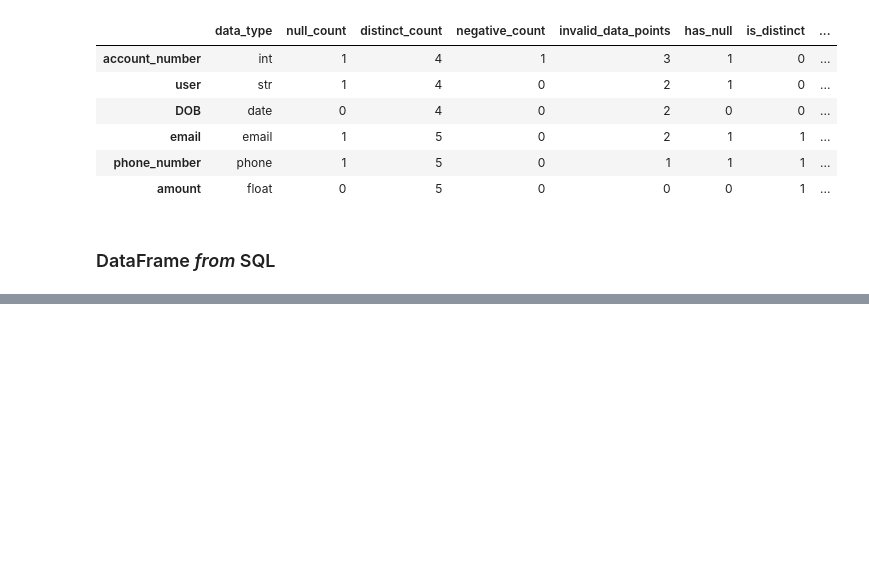
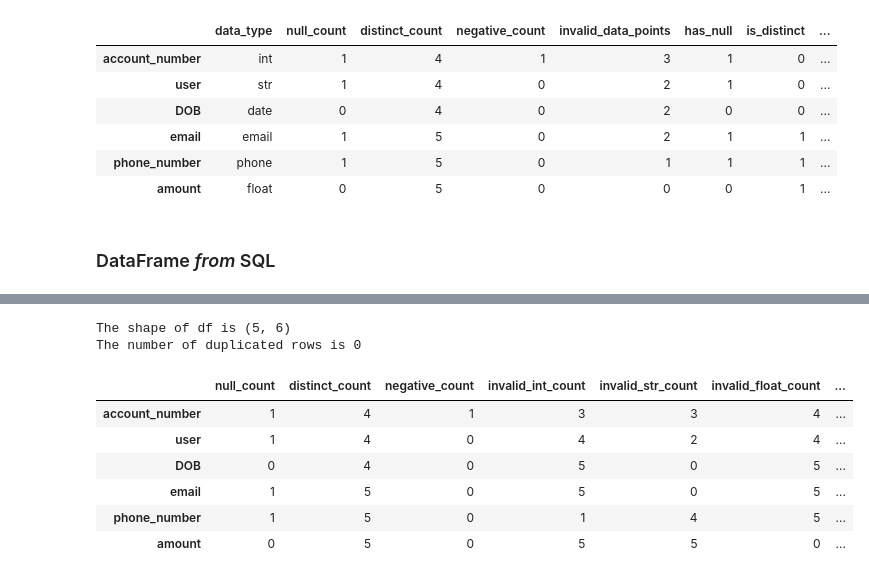
Before and after one commit to Ngawang-Gurung/eXtensoData, a Jupyter notebook: Python Tasks/Data Integrity/notebooks/data_integrity_summary.ipynb, the cells around one changed output, grey strips where cells are left out. Saved outputs shown, nothing was run; the diff lists cells and outputs as text; code cells hidden in the pictures; blank space fills up the shorter version.

```diff
--- a/Python Tasks/Data Integrity/notebooks/data_integrity_summary.ipynb
+++ b/Python Tasks/Data Integrity/notebooks/data_integrity_summary.ipynb
@@ -287,0 +278,80 @@ The number of duplicated rows is 0
+# %%
+import pandas as pd
+import numpy as np
+import re
+
+class DataIntegritySummary:
+
+    def __init__(self, df):
+        self.df = df.copy()
+        self.replace_disguised_missing()
+
+    def integrity_check(self, column):
+        null_count = self.df[column].isna().sum() + self.df[column].apply(lambda x: 1 if x == 'missing' else 0).sum()
+        distinct_count = self.df[column].nunique()
+        negative_count = self.df[column].apply(lambda x: isinstance(x, (int, float)) and x < 0).sum()
+        invalid_int_count = self.df[column].apply(lambda x: not isinstance(x, int)).sum()
+        invalid_str_count = self.df[column].apply(lambda x: not isinstance(x, str)).sum()
+        invalid_float_count = self.df[column].apply(lambda x: not isinstance(x, float)).sum()
+        invalid_date_count = pd.to_datetime(self.df[column], format='%Y-%m-%d', errors='coerce').isna().sum()
+        invalid_email_count = self.df[column].apply(lambda x: not self.valid_email(x) if isinstance(x, str) else True).sum()
+        invalid_phone_count = self.df[column].apply(lambda x: not self.valid_phone(x) if isinstance(x, int) else True).sum()
+
+        results = {
+            'null_count': null_count,
+            'distinct_count': distinct_count,
+            'negative_count': negative_count,
+            'invalid_int_count': invalid_int_count,
+            'invalid_str_count': invalid_str_count,
+            'invalid_float_count': invalid_float_count,
+            'invalid_date_count': invalid_date_count,
+            'invalid_email_count': invalid_email_count,
+            'invalid_phone_count': invalid_phone_count,
+            'has_null': 1 if null_count else 0,
+            'is_distinct': 1 if distinct_count == self.df.shape[0] else 0,
+            'is_int': 1 if not invalid_int_count else 0,
+            'is_str': 1 if not invalid_str_count else 0,
+            'is_float': 1 if not invalid_float_count else 0,
+            'is_date': 1 if not invalid_date_count else 0,
+            'is_email': 1 if not invalid_email_count else 0,
+            'is_phone': 1 if not invalid_phone_count  else 0
+
+        }
+        return pd.DataFrame(results, index=[column])
+
+    def valid_email(self, email):
+        regex = r'^[a-zA-Z0-9_.+-]+@[a-zA-Z0-9-]+\.[a-zA-Z0-9-.]+$'
+        return bool(re.fullmatch(regex, email))
+
+    def valid_phone(self, phone):
+        regex = r'^[0-9-]{7,12}'
+        return bool(re.fullmatch(regex, str(phone)))
+
+    def replace_disguised_missing(self):
+        self.df.replace(to_replace=['', ' ', 'N/A'], value='missing', inplace=True)
+
+df = pd.DataFrame( {
+    'account_number': [1, 1, -3.0, 'four', '' ],
+    'user': ['Alice', 2, 'Charlie', np.nan, 'Ethan'],
+    'DOB': ['2020-01-01', '2021-12-31', 'June 5, 2024', '2021-12-31', '!'],
+    'email': ['alice@mail.com', '', 'charlie@mail.com', 'david@example.com', 'notamaile@com'],
+    'phone_number': [101212121, '', 12121122, 7777777, 712232132],
+    'amount': [100.00, 750.01, 121.00, 145.00, 180.00]
+})
+
+print(f"The shape of df is {df.shape}")
+print(f"The number of duplicated rows is {df.duplicated().sum()}")
+
+integrity_checker = DataIntegritySummary(df)
+summary_df = pd.concat([integrity_checker.integrity_check(column) for column in df.columns])
+summary_df
+# %% [output]
+The shape of df is (5, 6)
+The number of duplicated rows is 0
+|  | null_count | distinct_count | negative_count | invalid_int_count | invalid_str_count | invalid_float_count | ... |
+| account_number | 1 | 4 | 1 | 3 | 3 | 4 | ... |
+| user | 1 | 4 | 0 | 4 | 2 | 4 | ... |
+| DOB | 0 | 4 | 0 | 5 | 0 | 5 | ... |
+| email | 1 | 5 | 0 | 5 | 0 | 5 | ... |
+| phone_number | 1 | 5 | 0 | 1 | 4 | 5 | ... |
+| amount | 0 | 5 | 0 | 5 | 5 | 0 | ... |
```
Also changed, not shown: parts of 4 cells of this notebook, 6 other files.
